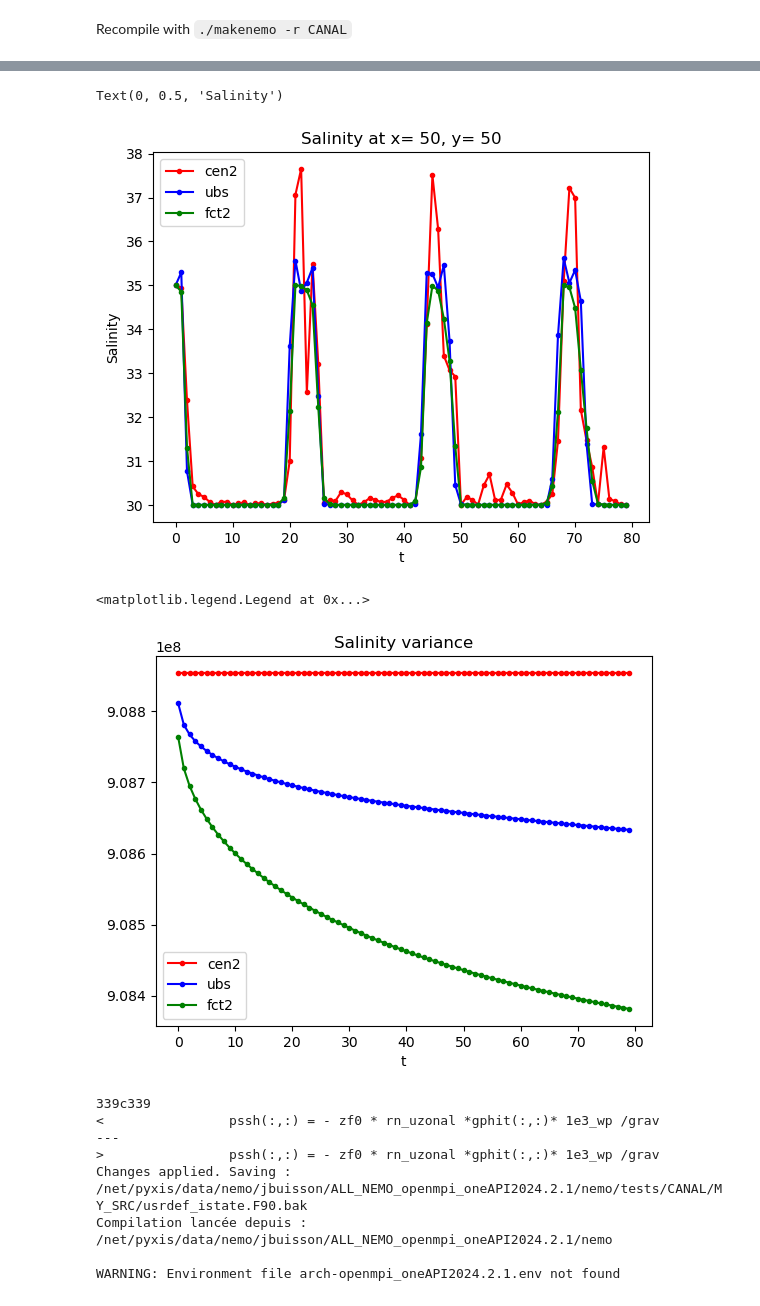
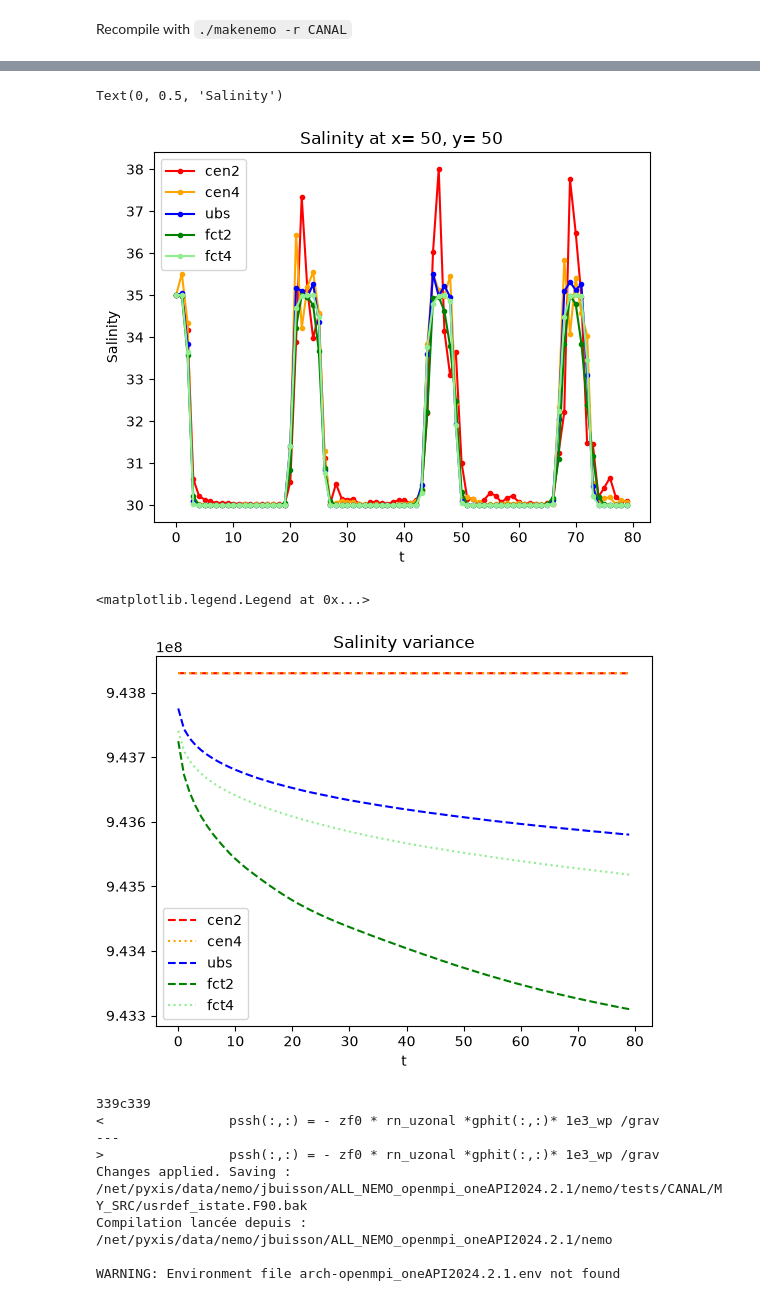
Before and after one commit to justinebuisson606/NEMO_Demonstrators, a Jupyter notebook: Annex 1.ipynb, the cells around one changed output, grey strips where cells are left out. Drawn from its saved outputs; the diff is of its cells as text; code cells hidden in the pictures.

````diff
--- a/Annex 1.ipynb
+++ b/Annex 1.ipynb
@@ -196,12 +81,14 @@
 Recompile with ```./makenemo -r CANAL```
 # %%
 #Insert below the name of the directory in which you will run the simulations
-rep = 'ALL_NEMO_openmpi_oneAPI2024.2.1/nemo/tests/CANAL/EXP00/'
+rep = ''
 
 
 cen2 = xr.open_dataset(rep+'CANAL_saltblock_diag_cen2_all_grid.nc')
+cen4 = xr.open_dataset(rep+'CANAL_saltblock_diag_cen4_all_grid.nc')
 ubs = xr.open_dataset(rep+'CANAL_saltblock_diag_ubs_all_grid.nc')
 fct2 = xr.open_dataset(rep+'CANAL_saltblock_diag_fct2_all_grid.nc')
+fct4 = xr.open_dataset(rep+'CANAL_saltblock_diag_fct4_all_grid.nc')
 # %%
 def show_t (t_list, param, title, file, rep=rep):
     " show_t displays a field from an xarray at given timesteps"
@@ -287,55 +209,84 @@ side_lobes([0, 50], 'soce', 'UBS', 'CANAL_saltblock_diag_ubs_all_grid.nc', mode=
 dataset = cen2['soce']
 ymid, xmid = int(dataset['y_grid_T'].max()//2), int(dataset['x_grid_T'].max()//2)
 
 data = dataset.isel(x_grid_T = xmid, y_grid_T = ymid, deptht=0)
 dep = np.arange(data.shape[0])
 plt.plot(dep, data, 'r.-', label = 'cen2')
+
+dataset = cen4['soce']
+ymid, xmid = int(dataset['y_grid_T'].max()//2), int(dataset['x_grid_T'].max()//2)
+
+data = dataset.isel(x_grid_T = xmid, y_grid_T = ymid, deptht=0)
+dep = np.arange(data.shape[0])
+plt.plot(dep, data, '.-', color='orange', label = 'cen4')
+
 
 dataset = ubs['soce']
 ymid, xmid = int(dataset['y_grid_T'].max()//2), int(dataset['x_grid_T'].max()//2)
 
 data = dataset.isel(x_grid_T = xmid, y_grid_T = ymid, deptht=0)
 dep = np.arange(data.shape[0])
 plt.plot(dep, data, 'b.-', label = 'ubs')
 
 
 dataset = fct2['soce']
 ymid, xmid = int(dataset['y_grid_T'].max()//2), int(dataset['x_grid_T'].max()//2)
 
 data = dataset.isel(x_grid_T = xmid, y_grid_T = ymid, deptht=0)
 dep = np.arange(data.shape[0])
 plt.plot(dep, data, 'g.-', label = 'fct2')
 
+dataset = fct4['soce']
+ymid, xmid = int(dataset['y_grid_T'].max()//2), int(dataset['x_grid_T'].max()//2)
 
+data = dataset.isel(x_grid_T = xmid, y_grid_T = ymid, deptht=0)
+dep = np.arange(data.shape[0])
+plt.plot(dep, data, '.-', color='lightgreen', label = 'fct4')
 
 plt.legend()
 plt.title(f"Salinity at x= {xmid}, y= {ymid}")
 plt.xlabel('t')
 plt.ylabel('Salinity')
 # %% [output]
 Text(0, 0.5, 'Salinity')
-[figure, old version]
+[figure, new version]
 # %%
 dataset = cen2['salt2c']
 
 
 s2c = dataset.mean(dim=('x_grid_T', 'y_grid_T'))
 dep = np.arange(s2c.shape[0])
-plt.plot(dep,  s2c, 'r.-', label = 'cen2')
+plt.plot(dep,  s2c, '--', color='red', label = 'cen2')
+
+dataset = cen4['salt2c']
+
+
+s2c = dataset.mean(dim=('x_grid_T', 'y_grid_T'))
+dep = np.arange(s2c.shape[0])
+plt.plot(dep,  s2c, ':', color='orange', label = 'cen4')
+
 
 dataset = ubs['salt2c']
 
 
 s2c = dataset.mean(dim=('x_grid_T', 'y_grid_T'))
 dep = np.arange(s2c.shape[0])
-plt.plot(dep,  s2c, 'b.-', label = 'ubs')
+plt.plot(dep,  s2c, '--', color='blue', label = 'ubs')
 
 dataset = fct2['salt2c']
 
 
 s2c = dataset.mean(dim=('x_grid_T', 'y_grid_T'))
 dep = np.arange(s2c.shape[0])
-plt.plot(dep,  s2c, 'g.-', label = 'fct2')
+plt.plot(dep,  s2c, '--', color='green', label = 'fct2')
+
+dataset = fct4['salt2c']
+
+
+s2c = dataset.mean(dim=('x_grid_T', 'y_grid_T'))
+dep = np.arange(s2c.shape[0])
+plt.plot(dep,  s2c, ':', color='lightgreen', label = 'fct4')
+
 
 plt.title("Salinity variance")
 plt.xlabel('t')
@@ -343,7 +294,7 @@ plt.xlabel('t')
 plt.legend()
 # %% [output]
 <matplotlib.legend.Legend at 0x...>
-[figure, old version]
+[figure, new version]
 # %%
 %%bash
 
````
Also changed, not shown: parts of 6 cells of this notebook.
